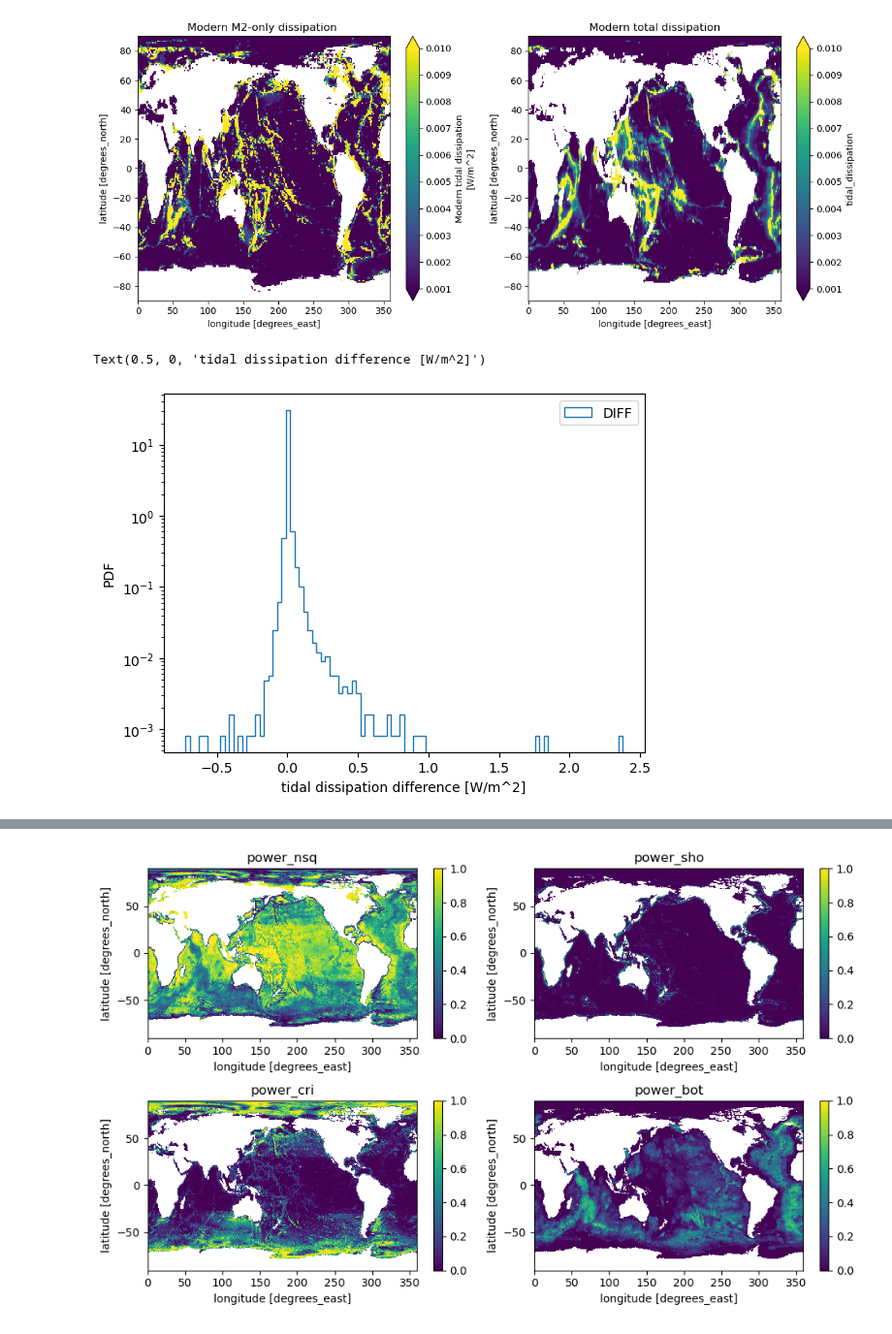
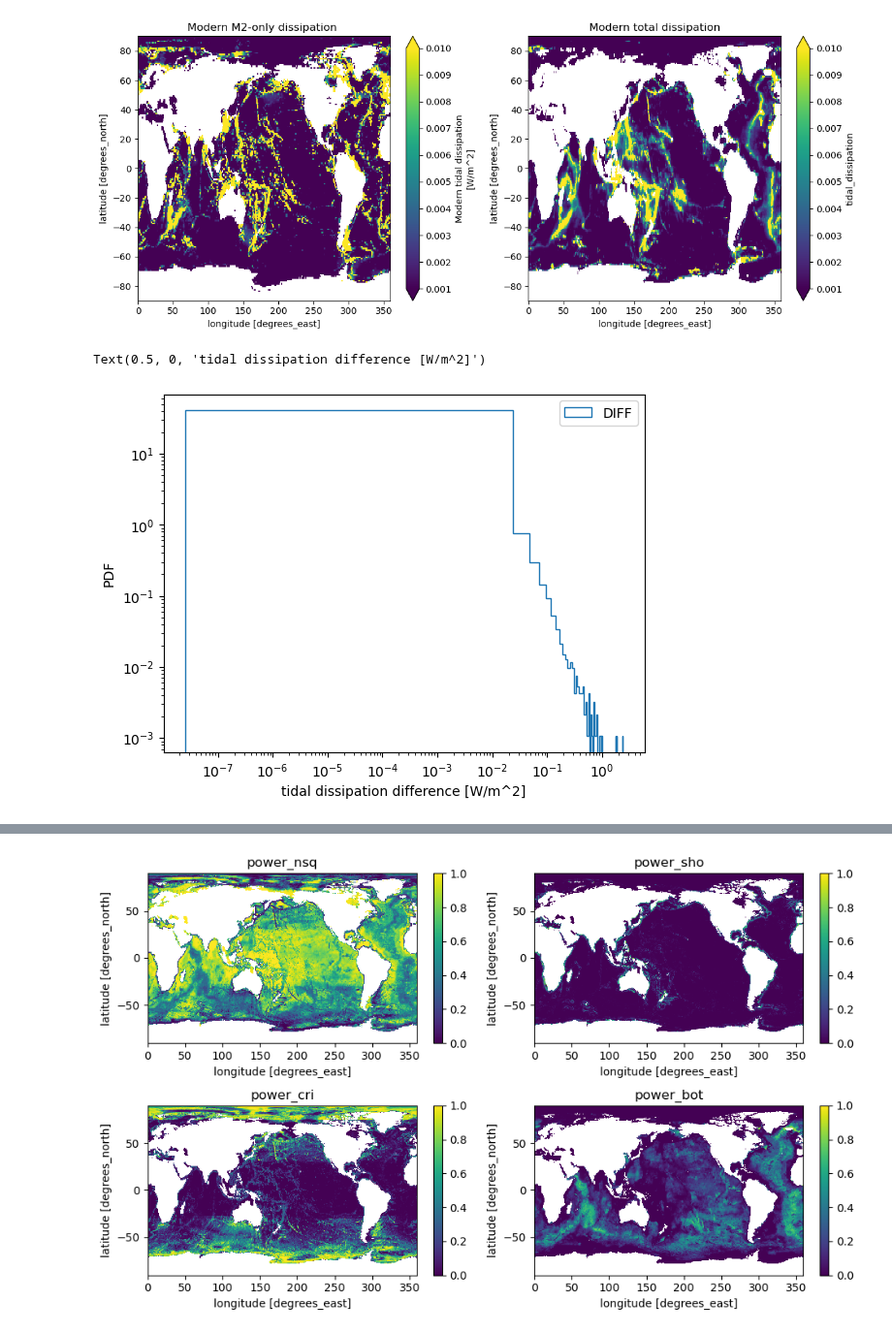
Before and after one commit to asozza/ecearth-quests, a Jupyter notebook: epochal/analysis/iwm-analysis.ipynb, the cells around one changed output, grey strips where cells are left out. Shown at 97% size. Cells and saved outputs as stored; diff of their text form; code cells hidden in the pictures.

```diff
--- a/epochal/analysis/iwm-analysis.ipynb
+++ b/epochal/analysis/iwm-analysis.ipynb
@@ -63,12 +58,13 @@ plt.tight_layout()
 # %% [output]
 [figure]
 # %%
-diff = (iwm_eocene_remap['mod_tidal_dissipation'] - iwm_modern_remap['tidal_dissipation'])
+diff = np.abs(iwm_eocene_remap['mod_tidal_dissipation'] - iwm_modern_remap['tidal_dissipation'])
 plt.hist(diff.values.flatten(), density=True, bins=100, histtype="step", label='DIFF')
 plt.yscale('log')
+plt.xscale('log')
 plt.legend(loc="upper right")
 plt.ylabel('PDF')
 plt.xlabel('tidal dissipation difference [W/m^2]')
 # %% [output]
 Text(0.5, 0, 'tidal dissipation difference [W/m^2]')
-[figure, old version]
+[figure, new version]
```
Also changed, not shown: parts of 18 cells of this notebook.
